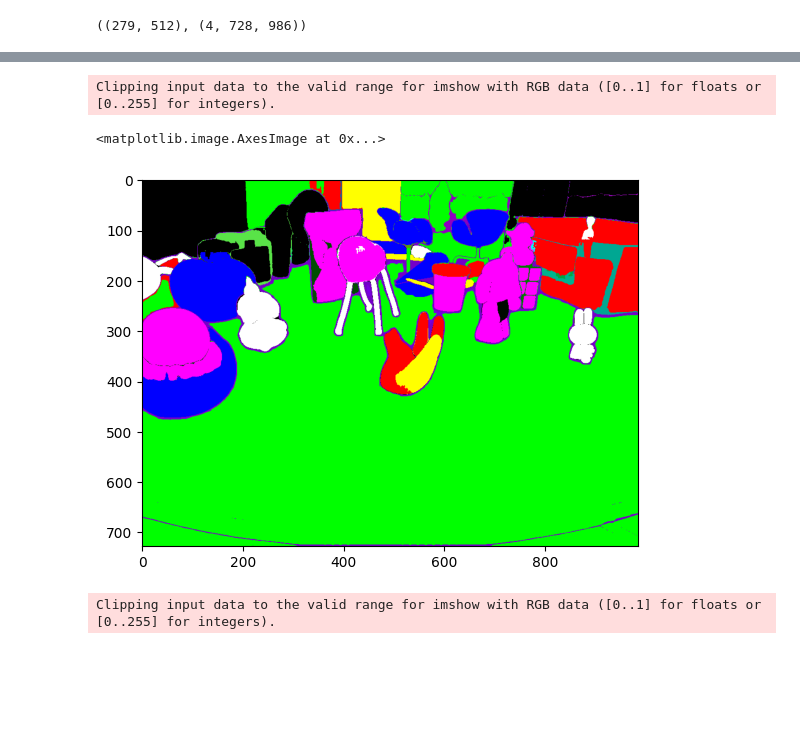
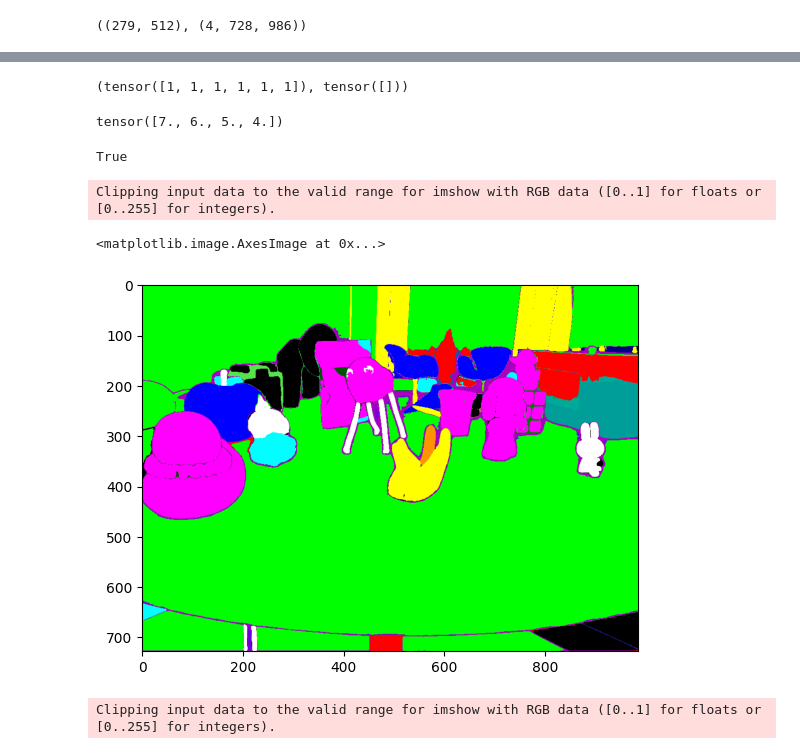
Before and after one commit to beautifulchoi/lang_grouping, a Jupyter notebook: test.ipynb, the cells around one changed output, grey strips where cells are left out. Cells and saved outputs as stored; diff of their text form; code cells hidden in the pictures; blank space fills up the shorter version.

```diff
--- a/test.ipynb
+++ b/test.ipynb
@@ -86,9 +87,28 @@ point_feature5 = point_feature5.reshape(h,w, -1)
+# %%
+a = torch.Tensor([7,6,5,4,3])
+b = torch.Tensor([68])
+ab=torch.cat((a,b))
+uniques, counts = ab.unique(return_counts=True)
+
+uniques,counts
+overlapped_cls = uniques[counts > 1]
+counts, overlapped_cls
+# %% [output]
+(tensor([1, 1, 1, 1, 1, 1]), tensor([]))
+# %%
+a[a>3]
+# %% [output]
+tensor([7., 6., 5., 4.])
+# %%
+len(overlapped_cls) ==0
+# %% [output]
+True
 # %%
-plt.imshow(point_feature3*s_sample3[1][...,None])
+plt.imshow(point_feature1*s_sample1[1][...,None])
 # %% [output]
 Clipping input data to the valid range for imshow with RGB data ([0..1] for floats or [0..255] for integers).
 <matplotlib.image.AxesImage at 0x...>
-[figure, old version]
+[figure, new version]
 # %%
 mask = (point_feature2*s_sample2[1][...,None]) == (point_feature2*s_sample2[1][...,None])[410,11,:]
 plt.imshow((point_feature2*s_sample2[1][...,None]))
```
Also changed, not shown: parts of 5 cells of this notebook, 4 other files.
